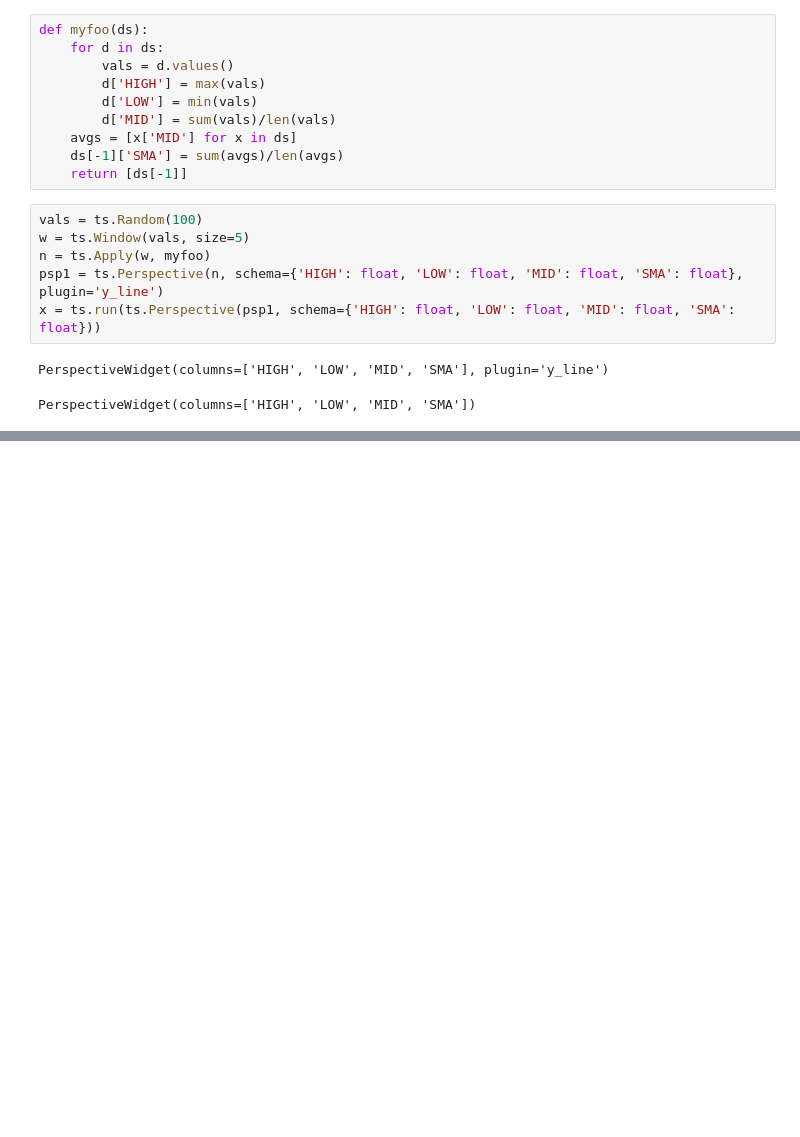
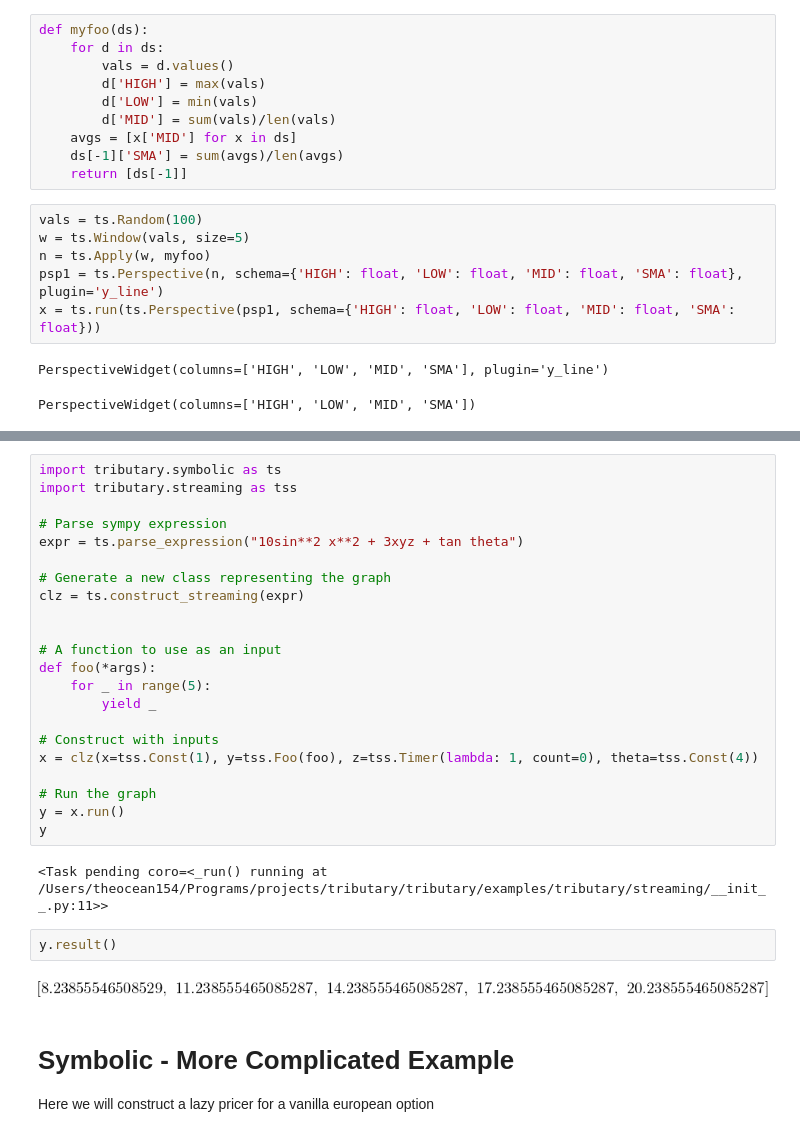
Before and after one commit to streamlet-dev/tributary, a Jupyter notebook: examples/streaming_examples.ipynb, the cells around one changed output, grey strips where cells are left out. Cells and saved outputs as stored; diff of their text form; blank space fills up the shorter version.

```diff
--- a/examples/streaming_examples.ipynb
+++ b/examples/streaming_examples.ipynb
@@ -136,0 +144,31 @@ PerspectiveWidget(columns=['HIGH', 'LOW', 'MID', 'SMA'])
+# %%
+import tributary.symbolic as ts
+import tributary.streaming as tss
+
+# Parse sympy expression
+expr = ts.parse_expression("10sin**2 x**2 + 3xyz + tan theta")
+
+# Generate a new class representing the graph
+clz = ts.construct_streaming(expr)
+
+
+# A function to use as an input
+def foo(*args):
+    for _ in range(5):
+        yield _
+
+# Construct with inputs
+x = clz(x=tss.Const(1), y=tss.Foo(foo), z=tss.Timer(lambda: 1, count=0), theta=tss.Const(4))
+
+# Run the graph
+y = x.run()
+y
+# %% [output]
+<Task pending coro=<_run() running at /Users/theocean154/Programs/projects/tributary/tributary/examples/tributary/streaming/__init__.py:11>>
+# %%
+y.result()
+# %% [output]
+[figure, added]
+# %% [markdown]
+# Symbolic - More Complicated Example
+Here we will construct a lazy pricer for a vanilla european option
```
Also changed, not shown: parts of 9 cells of this notebook, 18 other files.
